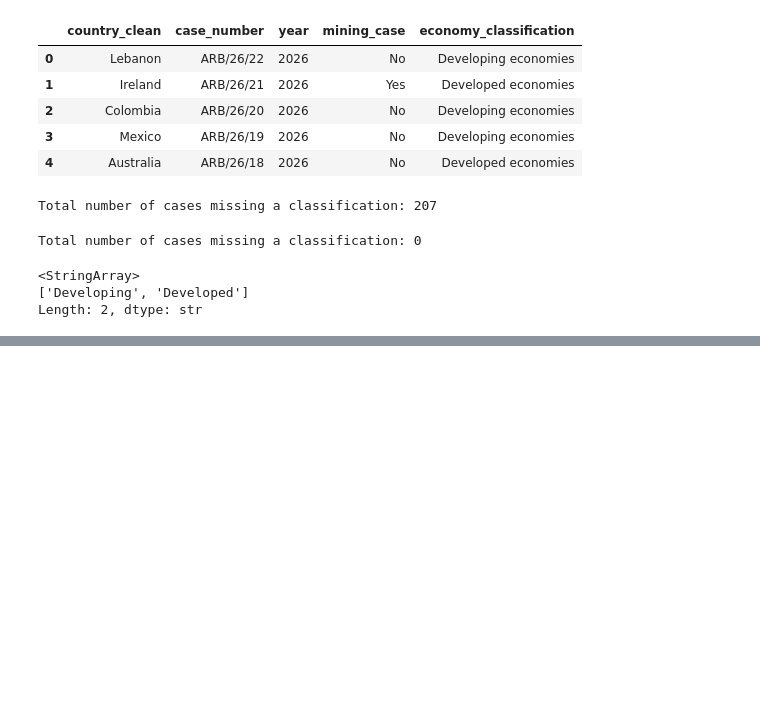
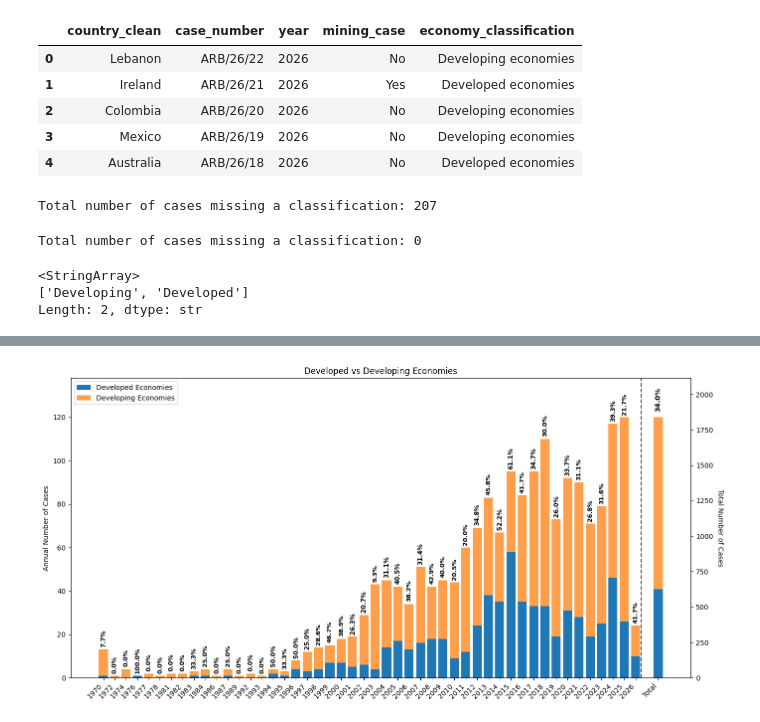
Before and after one commit to elgodwin-qmul/ISDS, a Jupyter notebook: notebooks/analysis.ipynb, the cells around one changed output, grey strips where cells are left out. Drawn from its saved outputs; the diff is of its cells as text; code cells hidden in the pictures; blank space fills up the shorter version.

```diff
--- a/notebooks/analysis.ipynb
+++ b/notebooks/analysis.ipynb
@@ -597,0 +647,22 @@ Length: 2, dtype: str
+# %%
+economy_summary = (
+    df_MINING_CASES
+    .assign(
+        developed_cases = (df_MINING_CASES["economy_classification"] == "Developed").astype(int), developing_cases= (df_MINING_CASES["economy_classification"] == "Developing").astype(int)
+    )
+    .groupby("year", as_index=False)[ ["developed_cases", "developing_cases"] ]
+    .sum()
+)
+
+plot_comparison_summary(
+    df=economy_summary,
+    year_col="year",
+    group1_col="developed_cases",
+    group2_col="developing_cases",
+    group1_label="Developed Economies",
+    group2_label="Developing Economies",
+    title="Developed vs Developing Economies",
+    save_path="../plots/annual_cases_economies.png"
+)
+# %% [output]
+[figure, added]
```
Also changed, not shown: parts of 4 cells of this notebook, 2 other files.
